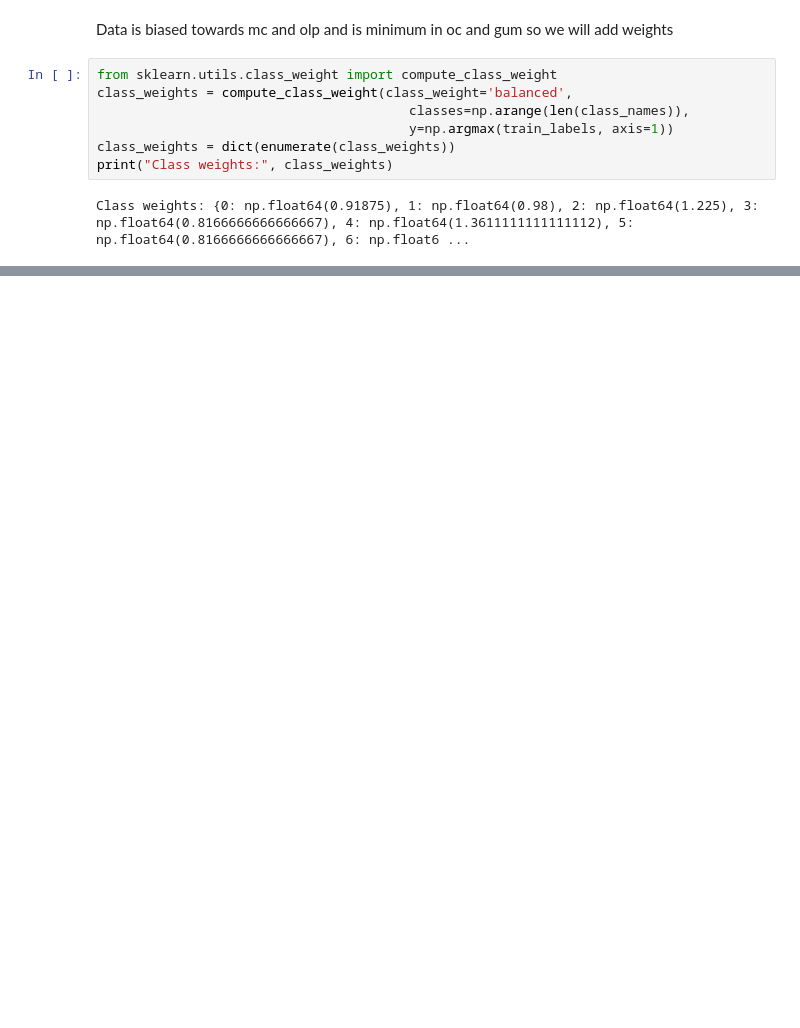
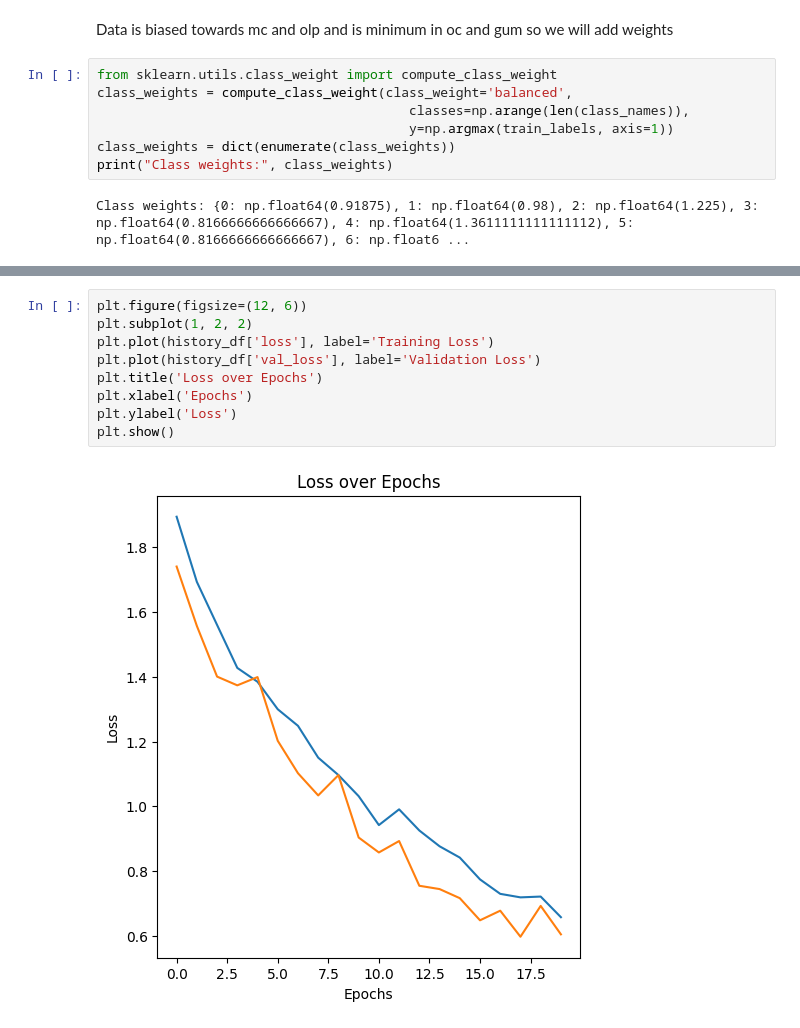
Before and after one commit to Noureldeen73/Teeth-classificarion, a Jupyter notebook: Teeth_classifictaion.ipynb, the cells around one changed output, grey strips where cells are left out. Cells and saved outputs as stored; diff of their text form; blank space fills up the shorter version.

```diff
--- a/Teeth_classifictaion.ipynb
+++ b/Teeth_classifictaion.ipynb
@@ -177,0 +214,11 @@ KeyboardInterrupt:
+# %%
+plt.figure(figsize=(12, 6))
+plt.subplot(1, 2, 2)
+plt.plot(history_df['loss'], label='Training Loss')
+plt.plot(history_df['val_loss'], label='Validation Loss')
+plt.title('Loss over Epochs')
+plt.xlabel('Epochs')
+plt.ylabel('Loss')
+plt.show()
+# %% [output]
+[figure, added]
```
Also changed, not shown: parts of 10 cells of this notebook, 1 other file.
